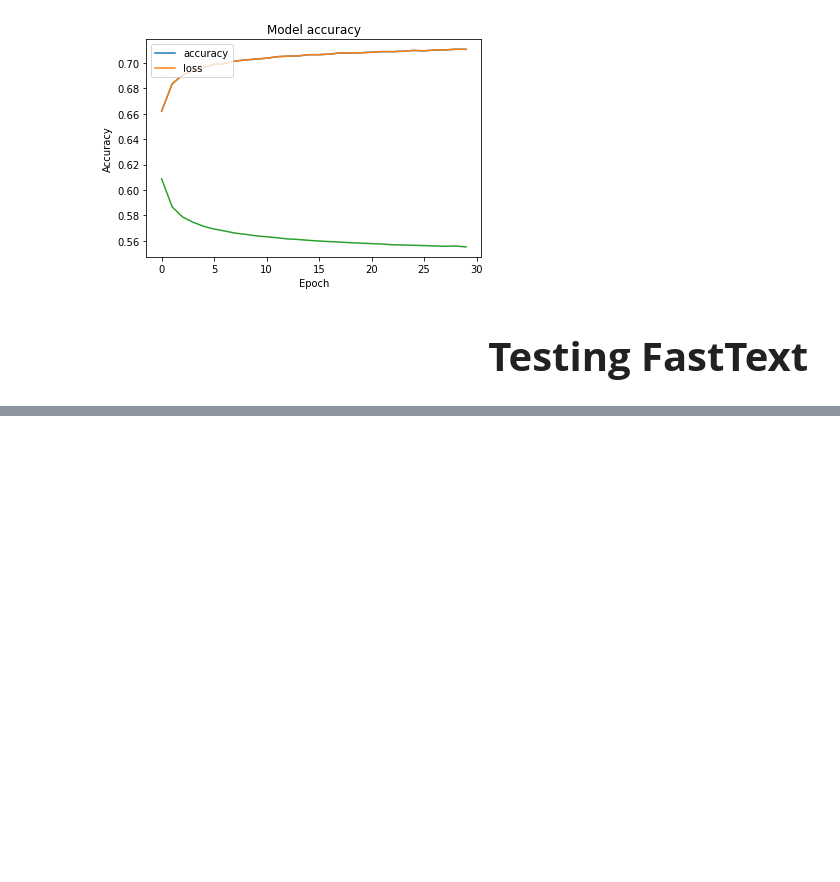
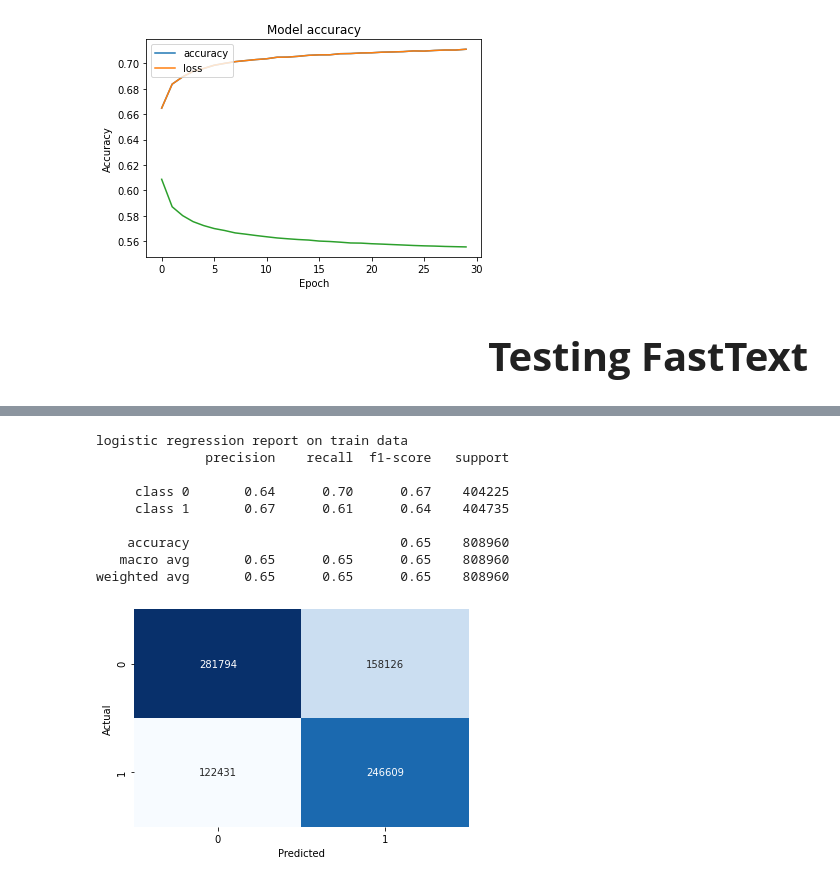
Before and after one commit to matinFT/ML-Project-Phase2, a Jupyter notebook: pr2.ipynb, the cells around one changed output, grey strips where cells are left out. Drawn from its saved outputs; the diff is of its cells as text; code cells hidden in the pictures; blank space fills up the shorter version.

```diff
--- a/pr2.ipynb
+++ b/pr2.ipynb
@@ -535,0 +568,17 @@ FastText_model.train(sentences=tokenized_train_x, total_examples=len(tokenized_t
+# %%
+def cal_FastText(tokens_list, FastText_model):
+  result = np.zeros(FastText_model.vector_size)
+  tokens_number = 0
+  for token in tokens_list:
+    # print(token)
+    try:
+      result += FastText_model[token]
+      tokens_number += 1
+    except:
+      continue
+  return result
+# %%
+%%time
+FastText_test_x = sparse.csr_matrix(np.vstack([cal_FastText(comment_tokens, FastText_model) for comment_tokens in tokenized_test_x]))
+FastText_train_x = sparse.csr_matrix(np.vstack([cal_FastText(comment_tokens, FastText_model) for comment_tokens in tokenized_train_x]))
+# almost 200MG ram
@@ -971,0 +1090,4 @@ plt.show()
+# %%
+%%time
+LR_clf_FastText = LogisticRegression(random_state=0, penalty="l2", max_iter = 1000, n_jobs=-1)
+LR_clf_FastText.fit(FastText_train_x, y_train)
@@ -971,0 +1097,17 @@ plt.show()
+# %%
+FastText_LR_clf_train_pred = LR_clf_FastText.predict(FastText_train_x)
+FastText_LR_clf_test_pred = LR_clf_FastText.predict(FastText_test_x)
+# %%
+print("logistic regression report on train data")
+classification_rep(FastText_LR_clf_train_pred, y_train)
+# %% [output]
+logistic regression report on train data
+              precision    recall  f1-score   support
+
+     class 0       0.64      0.70      0.67    404225
+     class 1       0.67      0.61      0.64    404735
+
+    accuracy                           0.65    808960
+   macro avg       0.65      0.65      0.65    808960
+weighted avg       0.65      0.65      0.65    808960
+[figure, added]
```
Also changed, not shown: parts of 112 cells of this notebook, 3 other files.
